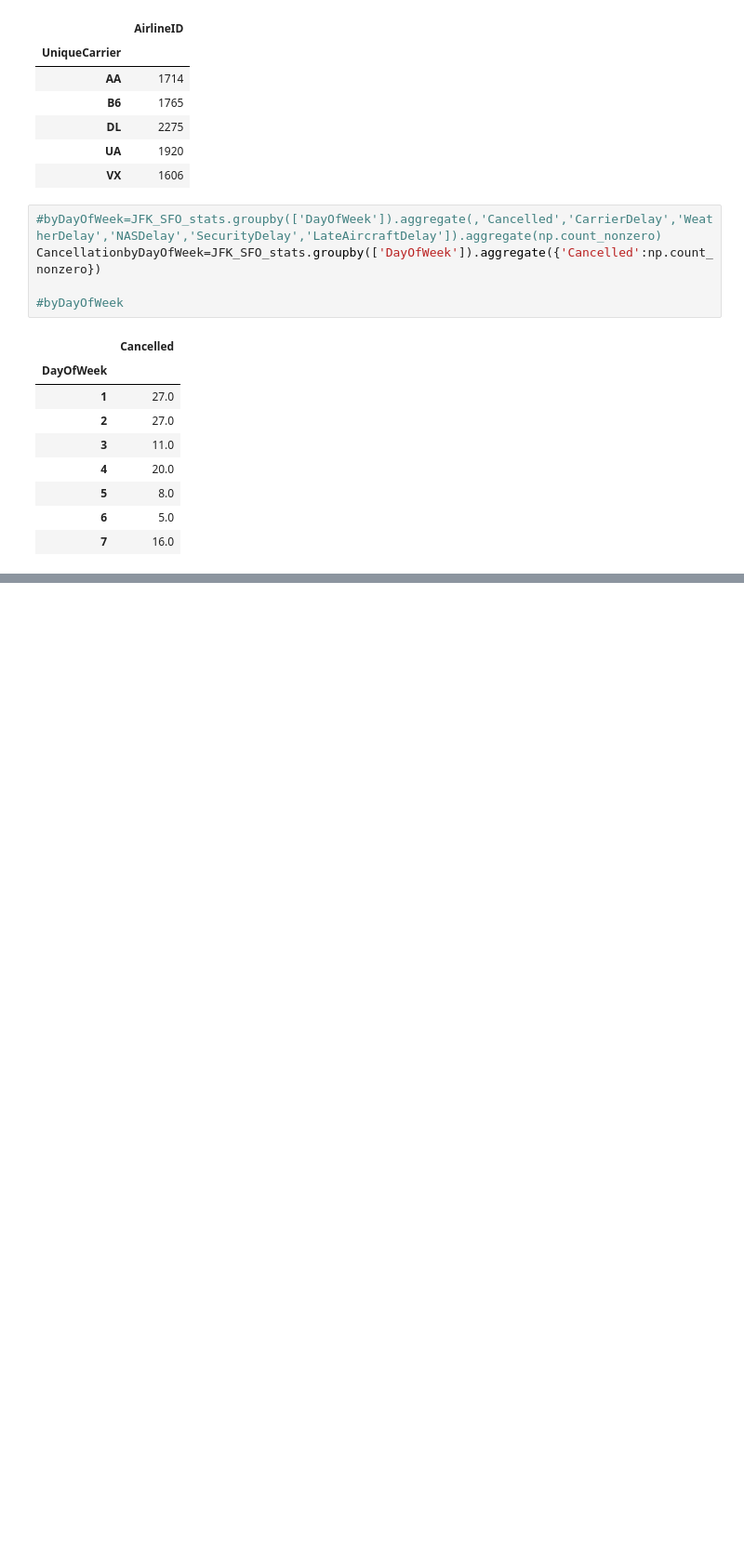
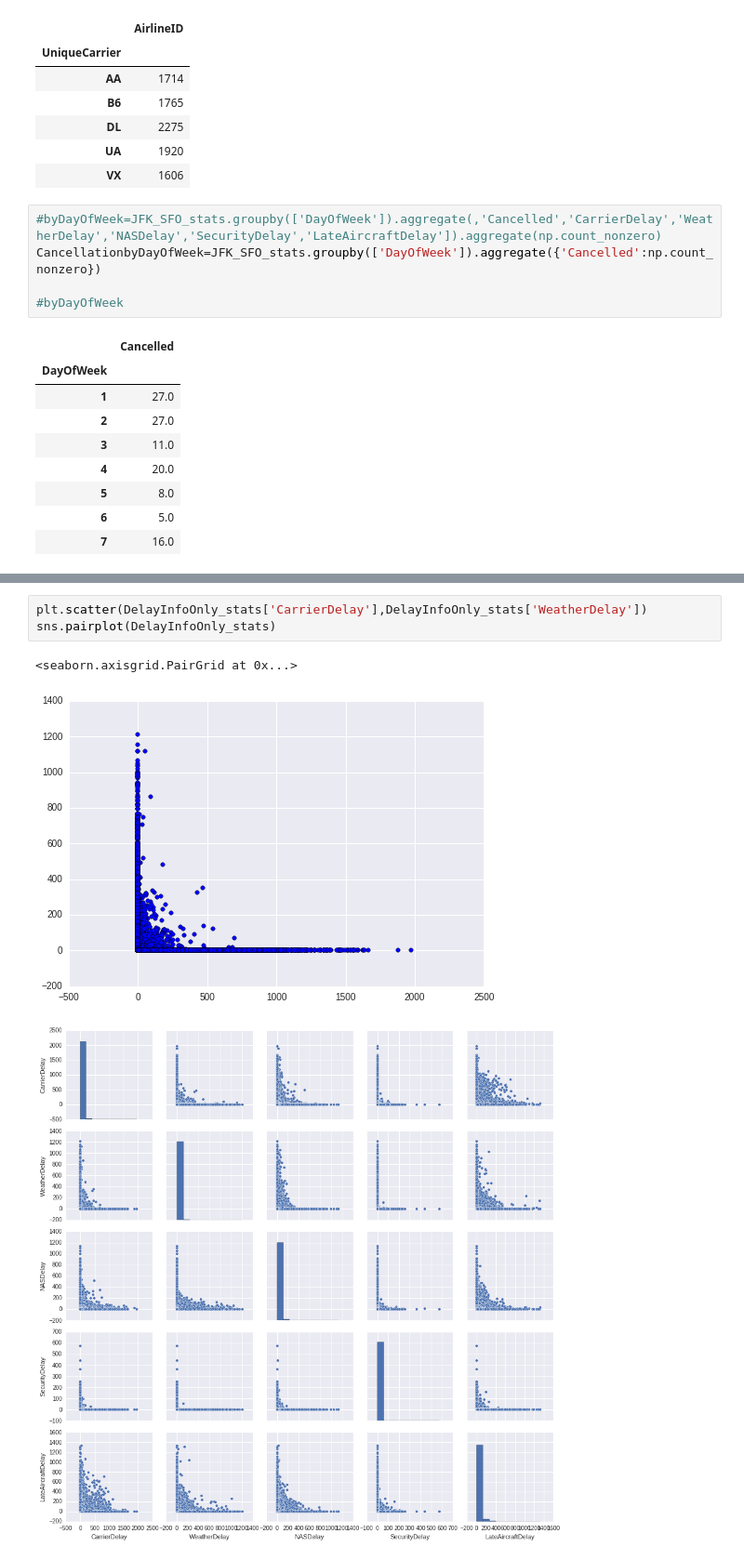
Before and after one commit to jz314/FlightAnalysisCapstoneTDI, a Jupyter notebook: Flight_Level_Analysis.ipynb, the cells around one changed output, grey strips where cells are left out. Shown: that part at 93% size. Saved outputs shown, nothing was run; the diff lists cells and outputs as text; blank space fills up the shorter version.

```diff
--- a/Flight_Level_Analysis.ipynb
+++ b/Flight_Level_Analysis.ipynb
@@ -73,0 +116,7 @@ CancellationbyDayOfWeek=JFK_SFO_stats.groupby(['DayOfWeek']).aggregate({'Cancell
+# %%
+plt.scatter(DelayInfoOnly_stats['CarrierDelay'],DelayInfoOnly_stats['WeatherDelay'])
+sns.pairplot(DelayInfoOnly_stats)
+# %% [output]
+<seaborn.axisgrid.PairGrid at 0x...>
+[figure, added]
+[figure, added]
```
Also changed, not shown: parts of 6 cells of this notebook.
